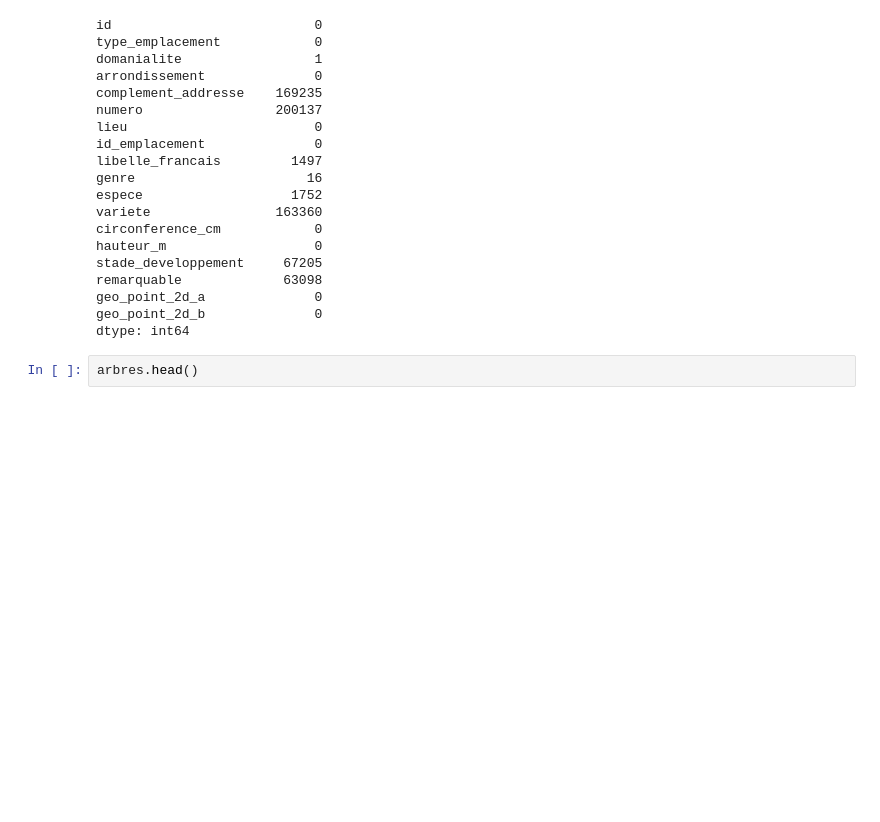
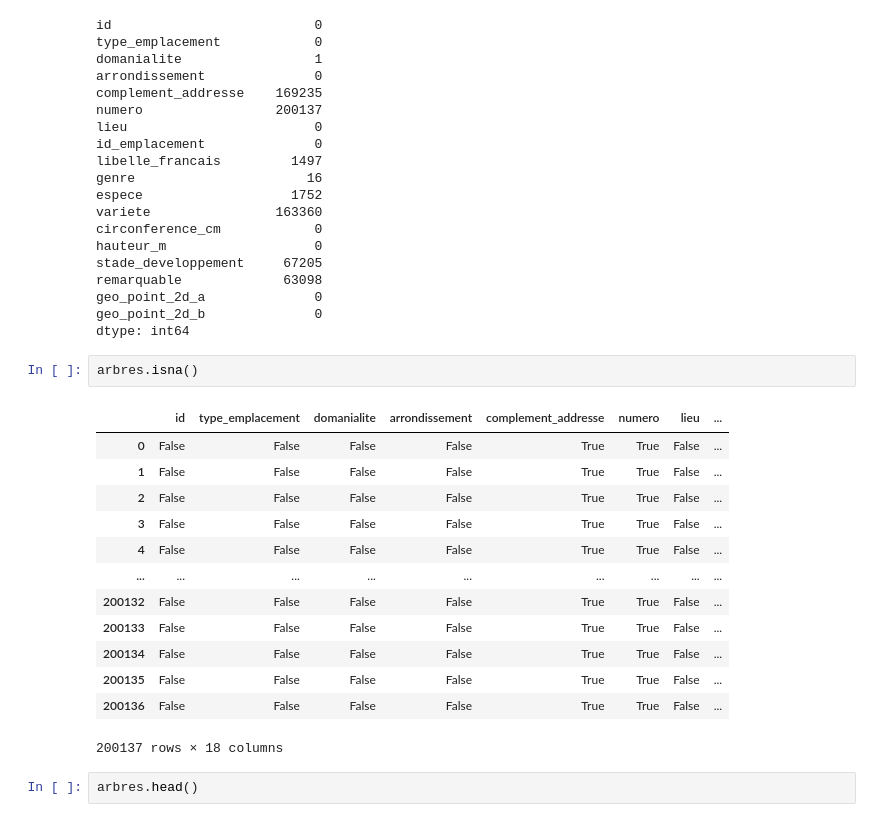
Before and after one commit to dicesare/Decrivez_et_nettoyez_votre_jeu_de_donnees, a Jupyter notebook: Smart-City.ipynb, the cells around one changed output. Cells and saved outputs as stored; diff of their text form; blank space fills up the shorter version.

```diff
--- a/Smart-City.ipynb
+++ b/Smart-City.ipynb
@@ -44,6 +44,22 @@ remarquable             63098
 geo_point_2d_a              0
 geo_point_2d_b              0
 dtype: int64
+# %%
+arbres.isna()
+# %% [output]
+|  | id | type_emplacement | domanialite | arrondissement | complement_addresse | numero | lieu | ... |
+| 0 | False | False | False | False | True | True | False | ... |
+| 1 | False | False | False | False | True | True | False | ... |
+| 2 | False | False | False | False | True | True | False | ... |
+| 3 | False | False | False | False | True | True | False | ... |
+| 4 | False | False | False | False | True | True | False | ... |
+| ... | ... | ... | ... | ... | ... | ... | ... | ... |
+| 200132 | False | False | False | False | True | True | False | ... |
+| 200133 | False | False | False | False | True | True | False | ... |
+| 200134 | False | False | False | False | True | True | False | ... |
+| 200135 | False | False | False | False | True | True | False | ... |
+| 200136 | False | False | False | False | True | True | False | ... |
+200137 rows × 18 columns
 # %%
 arbres.head()
 # %% [output]
```
Also changed, not shown: parts of 1 cell of this notebook, 2 other files.
